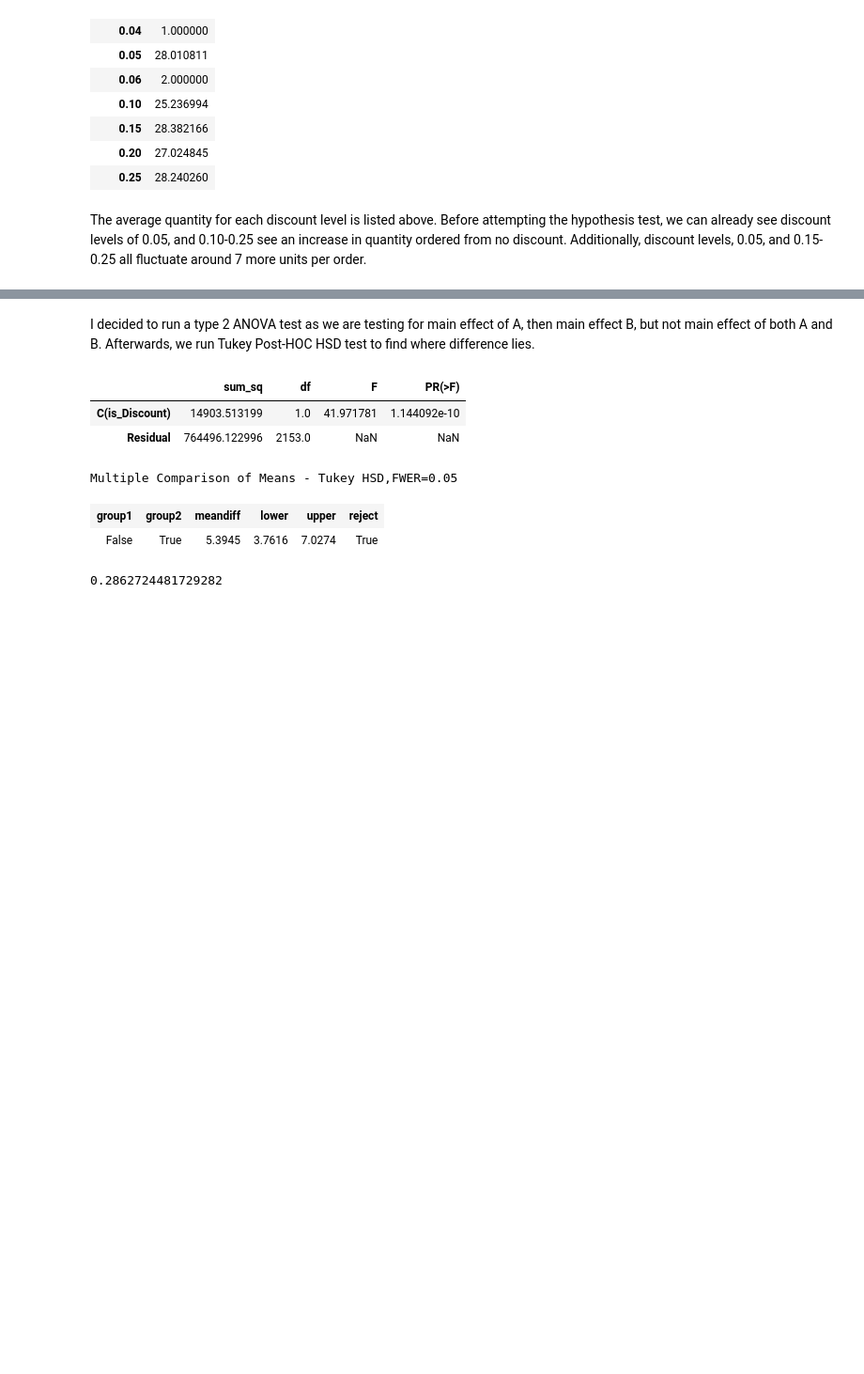
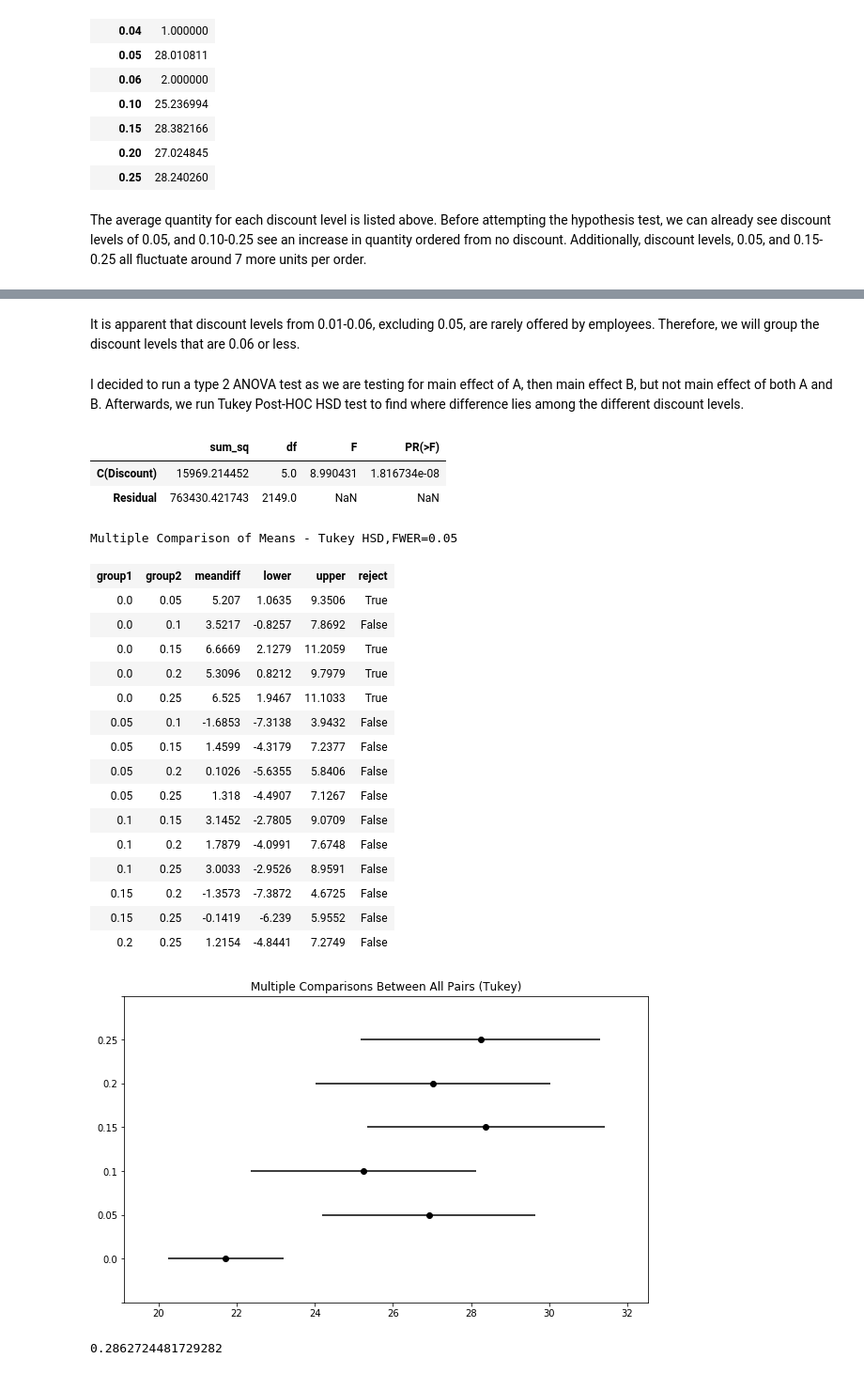
Before and after one commit to ajain1017/dsc-mod-3-project-online-ds-pt-081219, a Jupyter notebook: index.ipynb, the cells around one changed output, grey strips where cells are left out. Shown at 94% size. Saved outputs shown, nothing was run; the diff lists cells and outputs as text; code cells hidden in the pictures; blank space fills up the shorter version.

```diff
--- a/index.ipynb
+++ b/index.ipynb
@@ -101,0 +124,2 @@ q1A.sample(10)
+# %% [markdown]
+It is apparent that discount levels from 0.01-0.06, excluding 0.05, are rarely offered by employees. Therefore, we will group the discount levels that are 0.06 or less.
@@ -102,21 +132,37 @@ q1A.sample(10)
 # %% [markdown]
-I decided to run a type 2 ANOVA test as we are testing for main effect of A, then main effect B, but not main effect of both A and B. Afterwards, we run Tukey Post-HOC HSD test to find where difference lies.
+I decided to run a type 2 ANOVA test as we are testing for main effect of A, then main effect B, but not main effect of both A and B. Afterwards, we run Tukey Post-HOC HSD test to find where difference lies among the different discount levels.
 # %%
 #one-way ANOVA test
-f = 'Quantity ~ C(is_Discount)'
+f = 'Quantity ~ C(Discount)'
 lm = ols(f, q1A).fit()
 table = sm.stats.anova_lm(lm, typ=2)
 display(table)
-#conducting pairwise test
-tukey_results = pairwise_tukeyhsd(q1A['Quantity'], q1A['is_Discount'])
+#conduct pairwise tukey test
+tukey_results = pairwise_tukeyhsd(q1A['Quantity'], q1A['Discount'])
 display(tukey_results.summary())
+tukey_results.plot_simultaneous().show()
 # %% [output]
 |  | sum_sq | df | F | PR(>F) |
-| C(is_Discount) | 14903.513199 | 1.0 | 41.971781 | 1.144092e-10 |
-| Residual | 764496.122996 | 2153.0 | NaN | NaN |
+| C(Discount) | 15969.214452 | 5.0 | 8.990431 | 1.816734e-08 |
+| Residual | 763430.421743 | 2149.0 | NaN | NaN |
 Multiple Comparison of Means - Tukey HSD,FWER=0.05
 | group1 | group2 | meandiff | lower | upper | reject |
-| False | True | 5.3945 | 3.7616 | 7.0274 | True |
+| 0.0 | 0.05 | 5.207 | 1.0635 | 9.3506 | True |
+| 0.0 | 0.1 | 3.5217 | -0.8257 | 7.8692 | False |
+| 0.0 | 0.15 | 6.6669 | 2.1279 | 11.2059 | True |
+| 0.0 | 0.2 | 5.3096 | 0.8212 | 9.7979 | True |
+| 0.0 | 0.25 | 6.525 | 1.9467 | 11.1033 | True |
+| 0.05 | 0.1 | -1.6853 | -7.3138 | 3.9432 | False |
+| 0.05 | 0.15 | 1.4599 | -4.3179 | 7.2377 | False |
+| 0.05 | 0.2 | 0.1026 | -5.6355 | 5.8406 | False |
+| 0.05 | 0.25 | 1.318 | -4.4907 | 7.1267 | False |
+| 0.1 | 0.15 | 3.1452 | -2.7805 | 9.0709 | False |
+| 0.1 | 0.2 | 1.7879 | -4.0991 | 7.6748 | False |
+| 0.1 | 0.25 | 3.0033 | -2.9526 | 8.9591 | False |
+| 0.15 | 0.2 | -1.3573 | -7.3872 | 4.6725 | False |
+| 0.15 | 0.25 | -0.1419 | -6.239 | 5.9552 | False |
+| 0.2 | 0.25 | 1.2154 | -4.8441 | 7.2749 | False |
+[figure, added]
 # %%
 #defining function to calculate effect size, takes two arguments
 def cohens_d(data1, data2):
```
Also changed, not shown: parts of 54 cells of this notebook, 1 other file.
